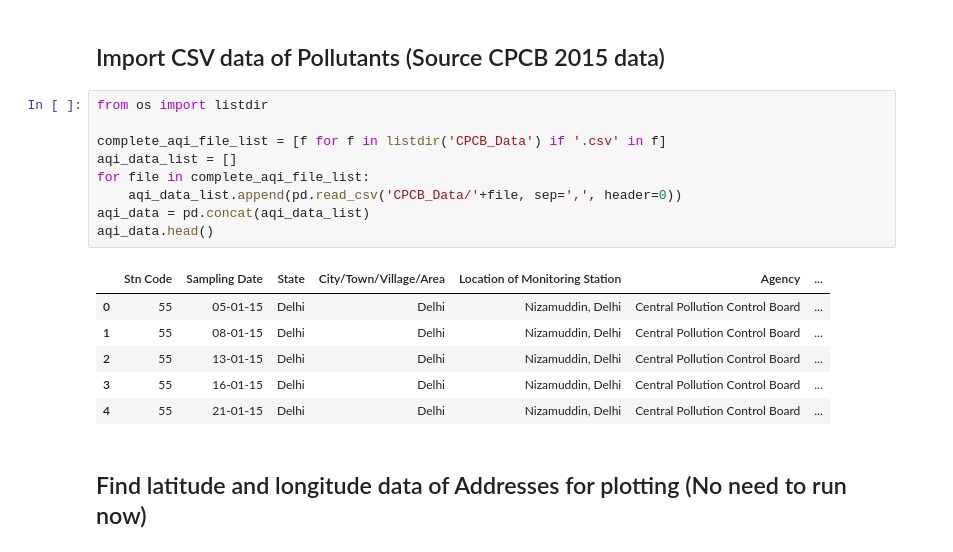
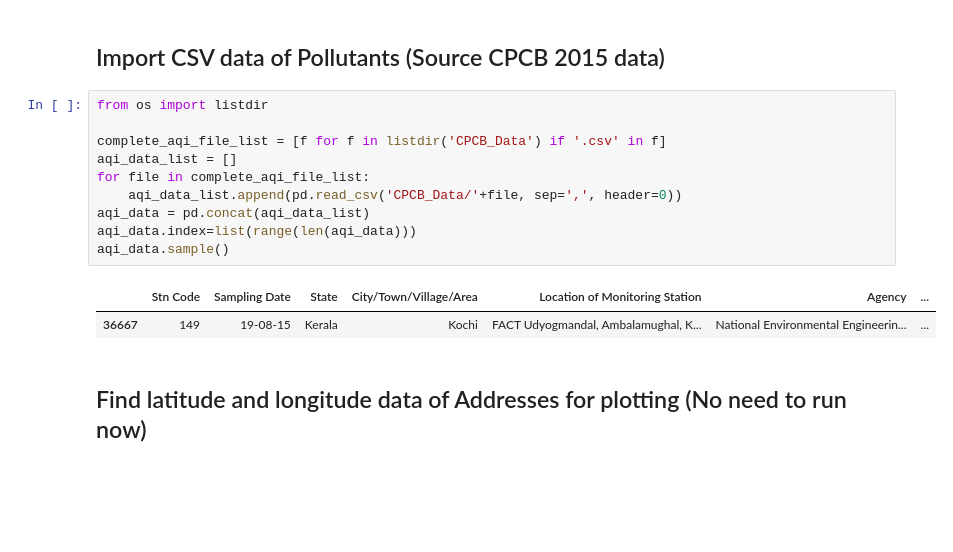
Before and after one commit to adarshm-26/Predicting-Anaemia-Occurrence, a Jupyter notebook: DWDM_Air_Quality_Index.ipynb, the cells around one changed output. Drawn from its saved outputs; the diff is of its cells as text; blank space fills up the shorter version.

```diff
--- a/DWDM_Air_Quality_Index.ipynb
+++ b/DWDM_Air_Quality_Index.ipynb
@@ -28,19 +24,16 @@ india_districts.plot(figsize = (8,8))
 # %%
 from os import listdir
 
 complete_aqi_file_list = [f for f in listdir('CPCB_Data') if '.csv' in f]
 aqi_data_list = []
 for file in complete_aqi_file_list:
     aqi_data_list.append(pd.read_csv('CPCB_Data/'+file, sep=',', header=0))
 aqi_data = pd.concat(aqi_data_list)
-aqi_data.head()
+aqi_data.index=list(range(len(aqi_data)))
+aqi_data.sample()
 # %% [output]
 |  | Stn Code | Sampling Date | State | City/Town/Village/Area | Location of Monitoring Station | Agency | ... |
-| 0 | 55 | 05-01-15 | Delhi | Delhi | Nizamuddin, Delhi | Central Pollution Control Board | ... |
-| 1 | 55 | 08-01-15 | Delhi | Delhi | Nizamuddin, Delhi | Central Pollution Control Board | ... |
-| 2 | 55 | 13-01-15 | Delhi | Delhi | Nizamuddin, Delhi | Central Pollution Control Board | ... |
-| 3 | 55 | 16-01-15 | Delhi | Delhi | Nizamuddin, Delhi | Central Pollution Control Board | ... |
-| 4 | 55 | 21-01-15 | Delhi | Delhi | Nizamuddin, Delhi | Central Pollution Control Board | ... |
+| 36667 | 149 | 19-08-15 | Kerala | Kochi | FACT Udyogmandal, Ambalamughal, K... | National Environmental Engineerin... | ... |
 # %% [markdown]
 ## Find latitude and longitude data of Addresses for plotting (No need to run now)
 # %%
```
Also changed, not shown: parts of 13 cells of this notebook.
